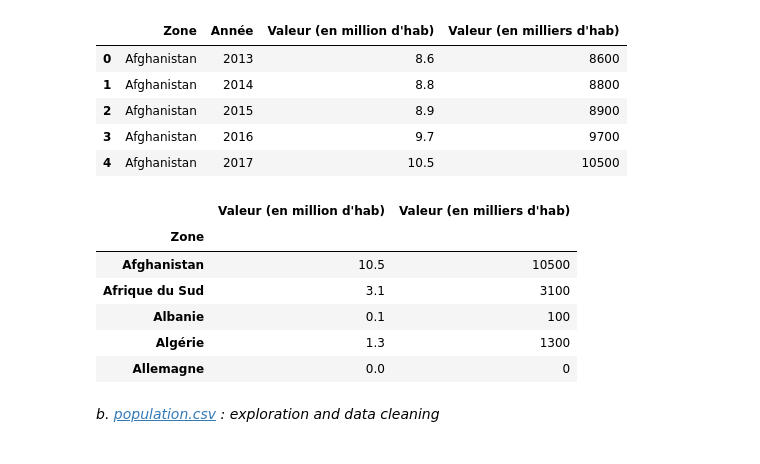
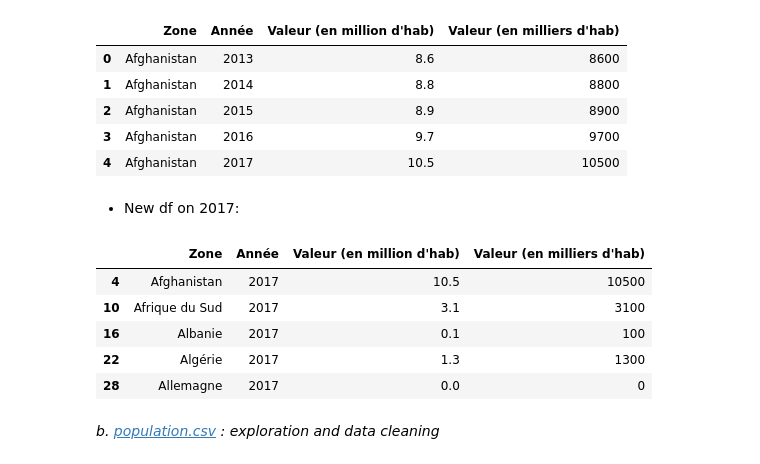
Before and after one commit to donia-nefiz/Public-health-research-with-python, a Jupyter notebook: Public-health-research-with-python .ipynb, the cells around one changed output. Drawn from its saved outputs; the diff is of its cells as text; code cells hidden in the pictures.

```diff
--- a/Public-health-research-with-python .ipynb
+++ b/Public-health-research-with-python .ipynb
@@ -151,4 +112,0 @@ undernutrition = undernutrition.replace("2015-2017","2016")
-# %%
-undernutrition = undernutrition.replace("2016-2018","2017")
-# %%
-undernutrition = undernutrition.replace("2017-2019","2018")
@@ -157,3 +113,6 @@ undernutrition = undernutrition.replace("2017-2019","2018")
+# %%
+undernutrition = undernutrition.replace(["2012-2014","2013-2015","2014-2016","2015-2017","2016-2018","2017-2019"],
+                                        ["2013","2014","2015","2016","2017","2018"])
 # %%
 print(undernutrition)
 # %% [output]
@@ -201,5 +156,7 @@ undernutrition.head()
 | 2 | Afghanistan | 2015 | 8.9 | 8900 |
 | 3 | Afghanistan | 2016 | 9.7 | 9700 |
 | 4 | Afghanistan | 2017 | 10.5 | 10500 |
+# %% [markdown]
+- New df on 2017:
 # %%
-undernutrition2017 = undernutrition.loc[population["Année"].isin([2017])]
+undernutrition2017 = undernutrition.loc[undernutrition["Année"].isin(["2017"])].copy()
@@ -208,13 +163,12 @@ undernutritionGroupByZone = undernutrition2017.groupby("Zone").sum()
 # %%
-undernutritionGroupByZone.head()
+undernutrition2017.head()
 # %% [output]
-|  | Valeur (en million d'hab) | Valeur (en milliers d'hab) |
-| Zone |  |  |
-| Afghanistan | 10.5 | 10500 |
-| Afrique du Sud | 3.1 | 3100 |
-| Albanie | 0.1 | 100 |
-| Algérie | 1.3 | 1300 |
-| Allemagne | 0.0 | 0 |
+|  | Zone | Année | Valeur (en million d'hab) | Valeur (en milliers d'hab) |
+| 4 | Afghanistan | 2017 | 10.5 | 10500 |
+| 10 | Afrique du Sud | 2017 | 3.1 | 3100 |
+| 16 | Albanie | 2017 | 0.1 | 100 |
+| 22 | Algérie | 2017 | 1.3 | 1300 |
+| 28 | Allemagne | 2017 | 0.0 | 0 |
 # %% [markdown]
 *b. [population.csv](http://localhost:8888/edit/population.csv) : exploration and data cleaning*
 # %% [markdown]
```
Also changed, not shown: parts of 80 cells of this notebook.
